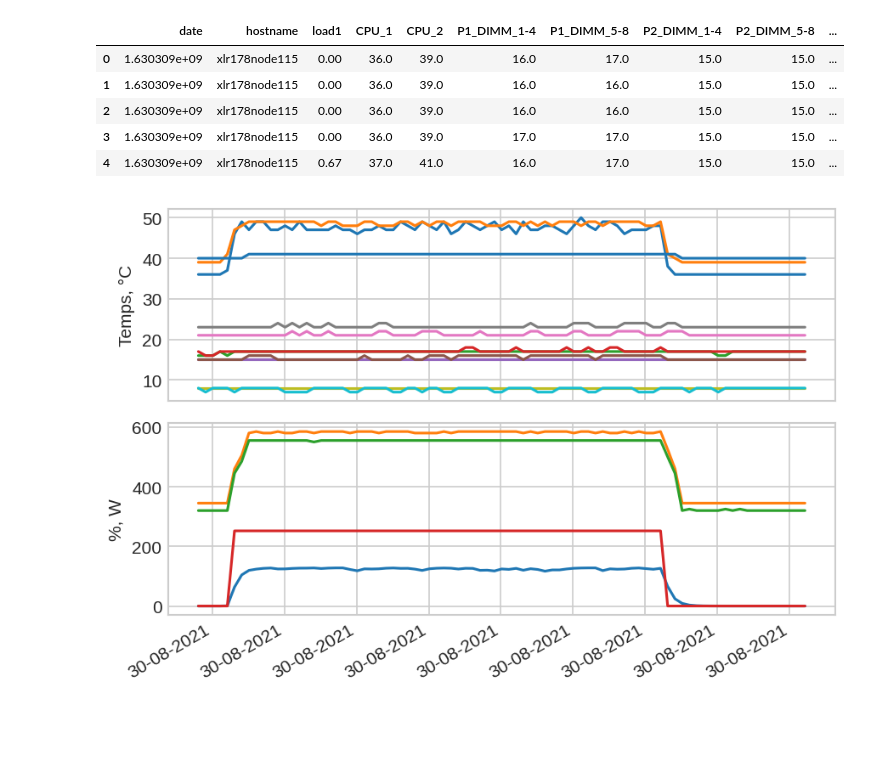
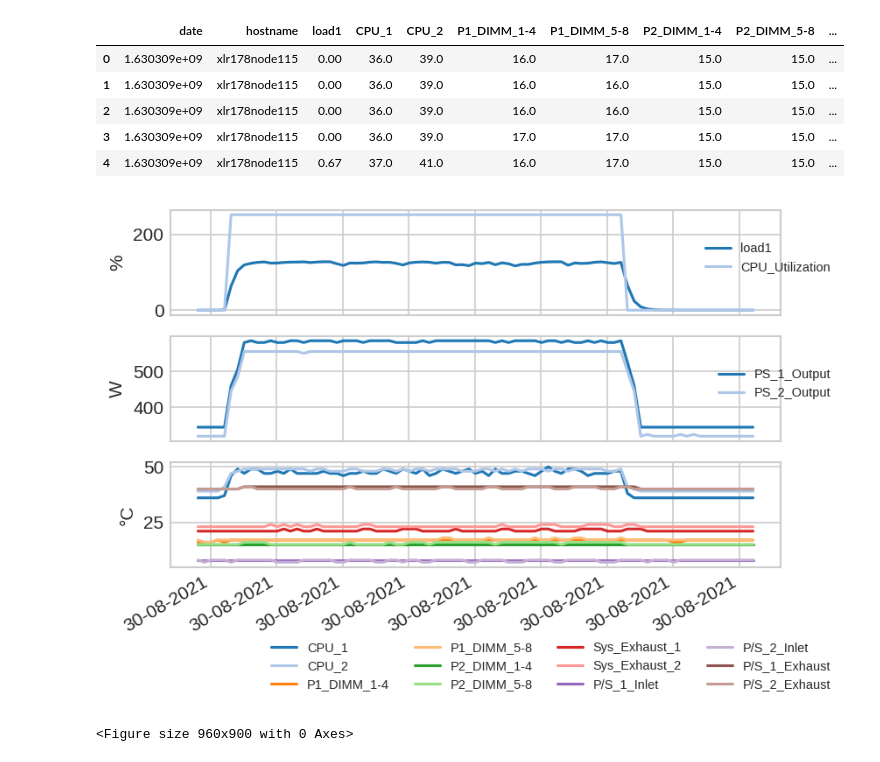
Before and after one commit to gruiick/openclassrooms-py, a Jupyter notebook: 06-python_analyze_data/XLR_metro.ipynb, the cells around one changed output. Saved outputs shown, nothing was run; the diff lists cells and outputs as text; code cells hidden in the pictures; blank space fills up the shorter version.

Commit message:
proper plot

```diff
--- a/06-python_analyze_data/XLR_metro.ipynb
+++ b/06-python_analyze_data/XLR_metro.ipynb
@@ -20,36 +20,46 @@ data.head()
 | 2 | 1.630309e+09 | xlr178node115 | 0.00 | 36.0 | 39.0 | 16.0 | 16.0 | 15.0 | 15.0 | ... |
 | 3 | 1.630309e+09 | xlr178node115 | 0.00 | 36.0 | 39.0 | 17.0 | 17.0 | 15.0 | 15.0 | ... |
 | 4 | 1.630309e+09 | xlr178node115 | 0.67 | 37.0 | 41.0 | 16.0 | 17.0 | 15.0 | 15.0 | ... |
-# %%
-new_date = pd.to_datetime(data['date'], unit = 's')  # epoch to matplotlib.timestamp
-new_date.head()
-
-fig, (ax1, ax2) = plt.subplots(2, 1, sharex=True, sharey=False)
-
-ax2.plot_date(new_date, data['load1'], linestyle='solid', marker=None)
-ax1.plot_date(new_date, data['CPU_1'], linestyle='solid', marker=None)
-ax1.plot_date(new_date, data['CPU_2'], linestyle='solid', marker=None)
-ax1.plot_date(new_date, data['P1_DIMM_1-4'], linestyle='solid', marker=None)
-ax1.plot_date(new_date, data['P1_DIMM_5-8'], linestyle='solid', marker=None)
-ax1.plot_date(new_date, data['P2_DIMM_1-4'], linestyle='solid', marker=None)
-ax1.plot_date(new_date, data['P2_DIMM_5-8'], linestyle='solid', marker=None)
-ax1.plot_date(new_date, data['Sys_Exhaust_1'], linestyle='solid', marker=None)
-ax1.plot_date(new_date, data['Sys_Exhaust_2'], linestyle='solid', marker=None)
-ax1.plot_date(new_date, data['P/S_1_Inlet'], linestyle='solid', marker=None)
-ax1.plot_date(new_date, data['P/S_2_Inlet'], linestyle='solid', marker=None)
-ax1.plot_date(new_date, data['P/S_1_Exhaust'], linestyle='solid', marker=None)
-ax2.plot_date(new_date, data['PS_1_Output'],  linestyle='solid', marker=None)
-ax2.plot_date(new_date, data['PS_2_Output'],  linestyle='solid', marker=None)
-ax2.plot_date(new_date, data['CPU_Utilization'],  linestyle='solid', marker=None)
-
-plt.gcf().autofmt_xdate()
-date_format = mpl_dates.DateFormatter('%d-%m-%Y')
-plt.gca().xaxis.set_major_formatter(date_format)
-
-ax1.set_ylabel('Temps, °C')
-ax2.set_ylabel('%, W')
-#plt.legend()
-mpl.rcParams['figure.dpi'] = 150
-plt.tight_layout()
-# %% [output]
-[figure, removed]
+# %%
+new_date = pd.to_datetime(data['date'], unit = 's')  # epoch to matplotlib.timestamp
+new_date.head()
+
+fig, (ax1, ax2, ax3) = plt.subplots(3, 1, sharex=True, sharey=False)
+plt.rcParams["axes.prop_cycle"] = plt.cycler("color", plt.cm.tab20c.colors)
+
+ax1.plot_date(new_date, data['load1'], label='load1', linestyle='solid', marker=None)
+ax1.plot_date(new_date, data['CPU_Utilization'], label='CPU_Utilization',  linestyle='solid', marker=None)
+ax2.plot_date(new_date, data['PS_1_Output'], label='PS_1_Output',  linestyle='solid', marker=None)
+ax2.plot_date(new_date, data['PS_2_Output'], label='PS_2_Output',  linestyle='solid', marker=None)
+ax3.plot_date(new_date, data['CPU_1'], label='CPU_1', linestyle='solid', marker=None)
+ax3.plot_date(new_date, data['CPU_2'], label='CPU_2', linestyle='solid', marker=None)
+ax3.plot_date(new_date, data['P1_DIMM_1-4'], label='P1_DIMM_1-4', linestyle='solid', marker=None)
+ax3.plot_date(new_date, data['P1_DIMM_5-8'], label='P1_DIMM_5-8', linestyle='solid', marker=None)
+ax3.plot_date(new_date, data['P2_DIMM_1-4'], label='P2_DIMM_1-4', linestyle='solid', marker=None)
+ax3.plot_date(new_date, data['P2_DIMM_5-8'], label='P2_DIMM_5-8', linestyle='solid', marker=None)
+ax3.plot_date(new_date, data['Sys_Exhaust_1'], label='Sys_Exhaust_1', linestyle='solid', marker=None)
+ax3.plot_date(new_date, data['Sys_Exhaust_2'], label='Sys_Exhaust_2', linestyle='solid', marker=None)
+ax3.plot_date(new_date, data['P/S_1_Inlet'], label='P/S_1_Inlet', linestyle='solid', marker=None)
+ax3.plot_date(new_date, data['P/S_2_Inlet'], label='P/S_2_Inlet', linestyle='solid', marker=None)
+ax3.plot_date(new_date, data['P/S_1_Exhaust'], label='P/S_1_Exhaust', linestyle='solid', marker=None)
+ax3.plot_date(new_date, data['P/S_2_Exhaust'], label='P/S_2_Exhaust', linestyle='solid', marker=None)
+
+
+plt.gcf().autofmt_xdate()
+date_format = mpl_dates.DateFormatter('%d-%m-%Y')
+plt.gca().xaxis.set_major_formatter(date_format)
+
+ax1.set_ylabel('%')
+ax2.set_ylabel('W')
+ax3.set_ylabel('°C')
+
+ax1.legend(loc='upper right', fontsize='x-small', bbox_to_anchor = (1.10, 0.8))
+ax2.legend(loc='upper right', fontsize='x-small', bbox_to_anchor = (1.10, 0.8))
+ax3.legend(loc='upper right', fontsize='x-small', ncol=4, bbox_to_anchor = (1.10, -0.6))
+
+mpl.rcParams['figure.dpi'] = 150
+plt.figure(figsize=(6.4,6.0))
+plt.tight_layout()
+# %% [output]
+[figure, added]
+<Figure size 960x900 with 0 Axes>
```
